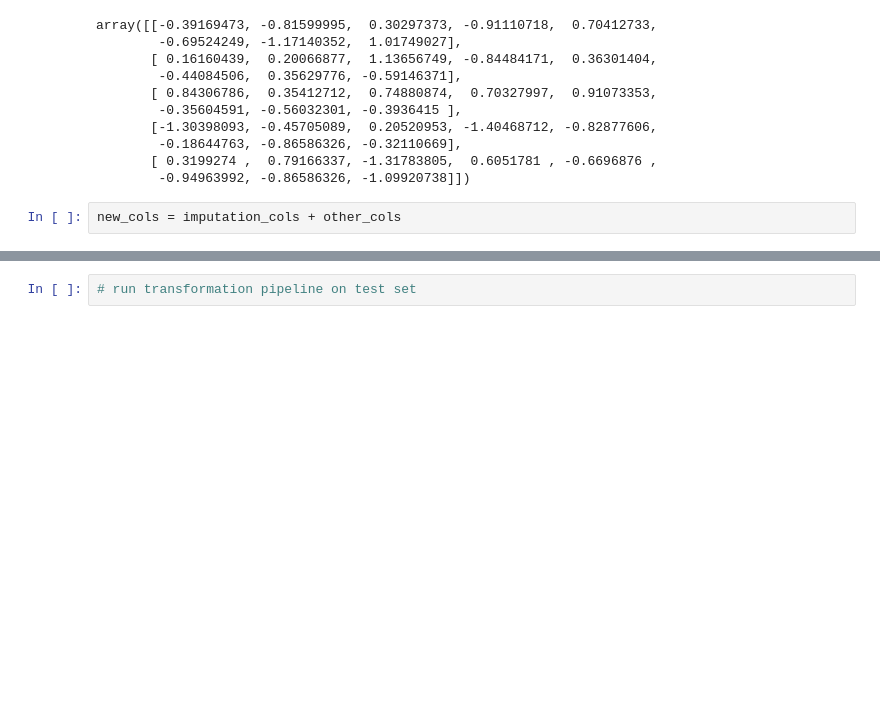
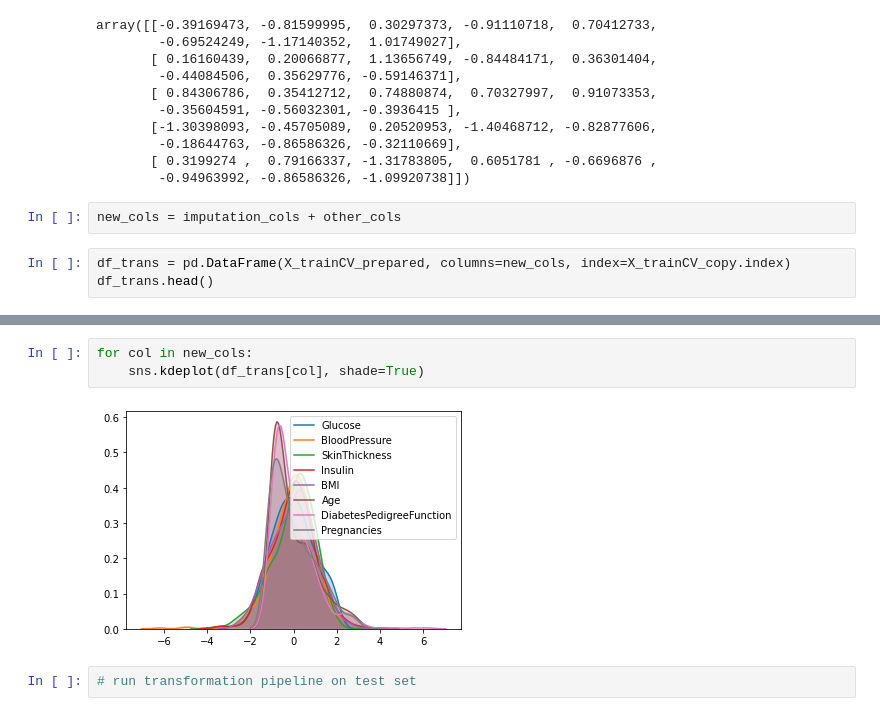
Before and after one commit to Esrem5/PredictDiabetes, a Jupyter notebook: diabetes.ipynb, the cells around one changed output, grey strips where cells are left out. Drawn from its saved outputs; the diff is of its cells as text; blank space fills up the shorter version.

```diff
--- a/diabetes.ipynb
+++ b/diabetes.ipynb
@@ -493,3 +493,6 @@ array([[-0.39169473, -0.81599995,  0.30297373, -0.91110718,  0.70412733,
         -0.94963992, -0.86586326, -1.09920738]])
 # %%
 new_cols = imputation_cols + other_cols
+# %%
+df_trans = pd.DataFrame(X_trainCV_prepared, columns=new_cols, index=X_trainCV_copy.index)
+df_trans.head()
@@ -496,3 +506,8 @@ new_cols = imputation_cols + other_cols
+# %%
+for col in new_cols:
+    sns.kdeplot(df_trans[col], shade=True)
+# %% [output]
+[figure, added]
 # %%
 # run transformation pipeline on test set
 # %%
```
Also changed, not shown: parts of 4 cells of this notebook, 1 other file.
